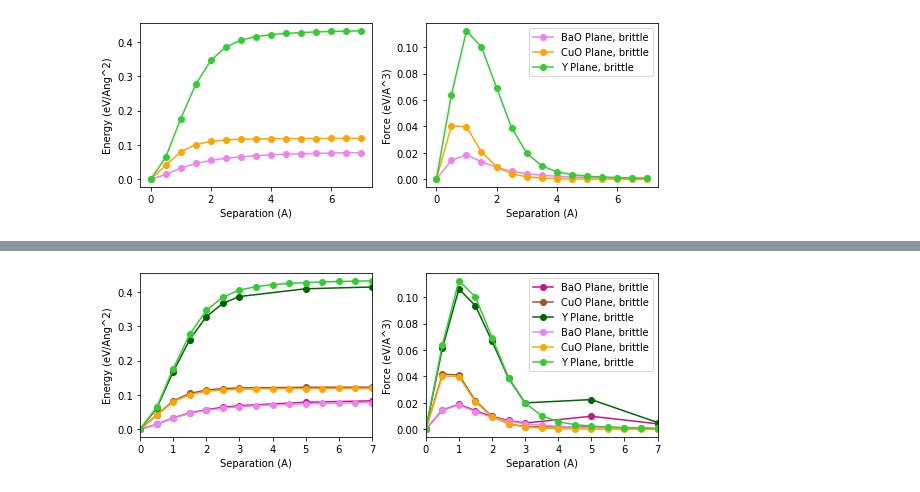
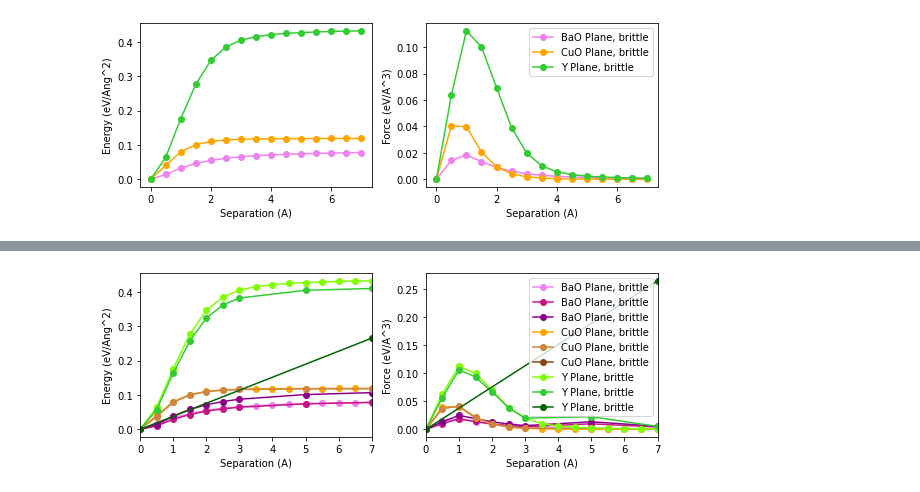
Before and after one commit to llittle/AP275, a Jupyter notebook: Results.ipynb, the cells around one changed output, grey strips where cells are left out. Drawn from its saved outputs; the diff is of its cells as text; code cells hidden in the pictures.

```diff
--- a/Results.ipynb
+++ b/Results.ipynb
@@ -127,25 +132,36 @@ f3.savefig('Normalized Energy.png')
-# %%
-f3,ax3 = plt.subplots(1,2,sharex=True, figsize = [8,3])
-ax3[0].plot(dsep, dBaO_eng, '-o',label = 'BaO Plane, brittle', color = 'mediumvioletred')
-ax3[0].plot(dsep, dCuO_eng, '-o',label = 'CuO Plane, brittle', color = 'sienna')
-ax3[0].plot(dsep, dY_eng, '-o',label = 'Y Plane, brittle', color = 'darkgreen')
-ax3[0].set_xlim([0,7])
-ax3[1].plot(dsep, dBaO_force, 'o-',label = 'BaO Plane, brittle', color = 'mediumvioletred')
-ax3[1].plot(dsep, dCuO_force, 'o-',label = 'CuO Plane, brittle', color = 'sienna')
-ax3[1].plot(dsep, dY_force, 'o-',label = 'Y Plane, brittle', color = 'darkgreen')
-ax3[0].plot(sep_scf, BaO_eng_scf, '-o',label = 'BaO Plane, brittle', color = 'violet')
-ax3[0].plot(sep_scf, CuO_eng_scf, '-o',label = 'CuO Plane, brittle', color = 'orange')
-ax3[0].plot(sep_scf, Y_eng_scf, '-o',label = 'Y Plane, brittle', color = 'limegreen')
-ax3[0].set_ylabel('Energy (eV/Ang^2)')
-ax3[0].set_xlabel('Separation (A)')
-ax3[1].plot(sep_scf, BaO_force_scf, 'o-',label = 'BaO Plane, brittle', color = 'violet')
-ax3[1].plot(sep_scf, CuO_force_scf, 'o-',label = 'CuO Plane, brittle', color = 'orange')
-ax3[1].plot(sep_scf, Y_force_scf, 'o-',label = 'Y Plane, brittle', color = 'limegreen')
-ax3[1].set_xlabel('Separation (A)')
-ax3[1].set_ylabel('Force (eV/A^3)')
-ax3[1].legend()
-ax3[1].set_xlim([0,7])
-f3.tight_layout()
-f3.savefig('Doped v undoped.png')
-# %% [output]
-[figure, removed]
+# %%
+f3,ax3 = plt.subplots(1,2,sharex=True, figsize = [8,3])
+ax3[0].plot(sep_scf, BaO_eng_scf, '-o',label = 'BaO Plane, brittle', color = 'violet')
+ax3[0].plot(dsep_BaO, dBaO_eng, '-o',label = 'BaO Plane, brittle', color = 'mediumvioletred')
+ax3[0].plot(Ca_sep_BaO, Ca_BaO_eng, '-o',label = 'BaO Plane, brittle', color = 'darkmagenta')
+
+ax3[0].plot(sep_scf, CuO_eng_scf, '-o',label = 'CuO Plane, brittle', color = 'orange')
+ax3[0].plot(dsep_CuO, dCuO_eng, '-o',label = 'CuO Plane, brittle', color = 'peru')
+ax3[0].plot(Ca_sep_CuO, Ca_CuO_eng, '-o',label = 'CuO Plane, brittle', color = 'saddlebrown')
+
+ax3[0].plot(sep_scf, Y_eng_scf, '-o',label = 'Y Plane, brittle', color = 'chartreuse')
+ax3[0].plot(dsep_Y, dY_eng, '-o',label = 'Y Plane, brittle', color = 'limegreen')
+ax3[0].plot(Ca_sep_Y, Ca_Y_eng, '-o',label = 'Y Plane, brittle', color = 'darkgreen')
+
+ax3[1].plot(sep_scf, BaO_force_scf, 'o-',label = 'BaO Plane, brittle', color = 'violet')
+ax3[1].plot(dsep_BaO, dBaO_force, 'o-',label = 'BaO Plane, brittle', color = 'mediumvioletred')
+ax3[1].plot(Ca_sep_BaO, Ca_BaO_force, 'o-',label = 'BaO Plane, brittle', color = 'darkmagenta')
+
+ax3[1].plot(sep_scf, CuO_force_scf, 'o-',label = 'CuO Plane, brittle', color = 'orange')
+ax3[1].plot(dsep_CuO, dCuO_force, 'o-',label = 'CuO Plane, brittle', color = 'peru')
+ax3[1].plot(Ca_sep_CuO, Ca_CuO_force, 'o-',label = 'CuO Plane, brittle', color = 'saddlebrown')
+
+ax3[1].plot(sep_scf, Y_force_scf, 'o-',label = 'Y Plane, brittle', color = 'chartreuse')
+ax3[1].plot(dsep_Y, dY_force, 'o-',label = 'Y Plane, brittle', color = 'limegreen')
+ax3[1].plot(Ca_sep_Y, Ca_Y_force, 'o-',label = 'Y Plane, brittle', color = 'darkgreen')
+
+ax3[1].set_xlabel('Separation (A)')
+ax3[1].set_ylabel('Force (eV/A^3)')
+ax3[0].set_ylabel('Energy (eV/Ang^2)')
+ax3[0].set_xlabel('Separation (A)')
+ax3[1].set_xlim([0,7])
+ax3[1].legend()
+f3.tight_layout()
+f3.savefig('Doped v undoped.png')
+# %% [output]
+[figure, added]
```
Also changed, not shown: parts of 2 cells of this notebook, 11 other files.
